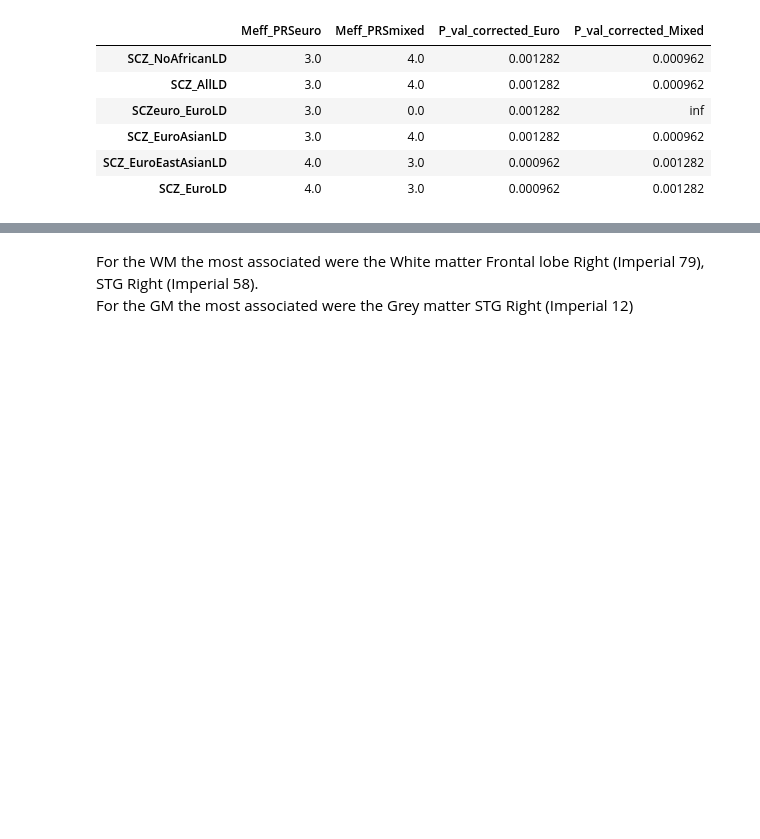
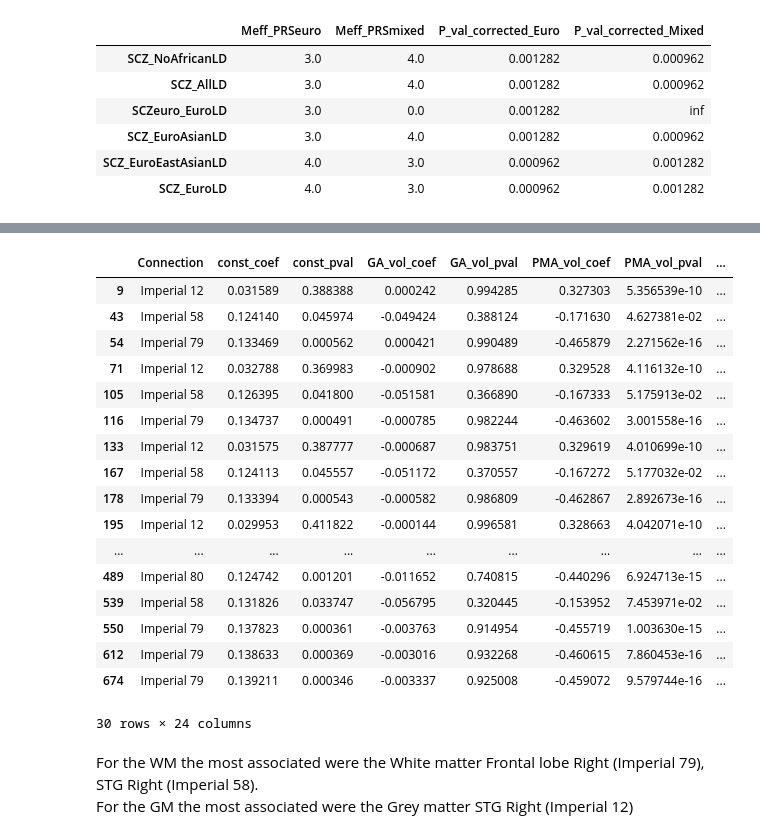
Before and after one commit to lehai-ml/dHCP_genetics, a Jupyter notebook: notebook_results/scz/2_1_SCZ_dHCP_volumetric_dataset.ipynb, the cells around one changed output, grey strips where cells are left out. Cells and saved outputs as stored; diff of their text form; code cells hidden in the pictures; blank space fills up the shorter version.

```diff
--- a/notebook_results/scz/2_1_SCZ_dHCP_volumetric_dataset.ipynb
+++ b/notebook_results/scz/2_1_SCZ_dHCP_volumetric_dataset.ipynb
@@ -210,0 +272,4 @@ mixed_volumetric_term_mass_univariate = data_exploration.MassUnivariate.calculat
+# %%
+p_vals = mixed_volumetric_term_mass_univariate['PRS_pval'].tolist()
+# %%
+_,adjusted_pval = fdrcorrection(p_vals, alpha=0.05, method='indep', is_sorted=False)
@@ -211,3 +300,24 @@ mixed_volumetric_term_mass_univariate = data_exploration.MassUnivariate.calculat
+# %%
+mixed_volumetric_term_mass_univariate[adjusted_pval<0.4]
+# %% [output]
+|  | Connection | const_coef | const_pval | GA_vol_coef | GA_vol_pval | PMA_vol_coef | PMA_vol_pval | ... |
+| 9 | Imperial 12 | 0.031589 | 0.388388 | 0.000242 | 0.994285 | 0.327303 | 5.356539e-10 | ... |
+| 43 | Imperial 58 | 0.124140 | 0.045974 | -0.049424 | 0.388124 | -0.171630 | 4.627381e-02 | ... |
+| 54 | Imperial 79 | 0.133469 | 0.000562 | 0.000421 | 0.990489 | -0.465879 | 2.271562e-16 | ... |
+| 71 | Imperial 12 | 0.032788 | 0.369983 | -0.000902 | 0.978688 | 0.329528 | 4.116132e-10 | ... |
+| 105 | Imperial 58 | 0.126395 | 0.041800 | -0.051581 | 0.366890 | -0.167333 | 5.175913e-02 | ... |
+| 116 | Imperial 79 | 0.134737 | 0.000491 | -0.000785 | 0.982244 | -0.463602 | 3.001558e-16 | ... |
+| 133 | Imperial 12 | 0.031575 | 0.387777 | -0.000687 | 0.983751 | 0.329619 | 4.010699e-10 | ... |
+| 167 | Imperial 58 | 0.124113 | 0.045557 | -0.051172 | 0.370557 | -0.167272 | 5.177032e-02 | ... |
+| 178 | Imperial 79 | 0.133394 | 0.000543 | -0.000582 | 0.986809 | -0.462867 | 2.892673e-16 | ... |
+| 195 | Imperial 12 | 0.029953 | 0.411822 | -0.000144 | 0.996581 | 0.328663 | 4.042071e-10 | ... |
+| ... | ... | ... | ... | ... | ... | ... | ... | ... |
+| 489 | Imperial 80 | 0.124742 | 0.001201 | -0.011652 | 0.740815 | -0.440296 | 6.924713e-15 | ... |
+| 539 | Imperial 58 | 0.131826 | 0.033747 | -0.056795 | 0.320445 | -0.153952 | 7.453971e-02 | ... |
+| 550 | Imperial 79 | 0.137823 | 0.000361 | -0.003763 | 0.914954 | -0.455719 | 1.003630e-15 | ... |
+| 612 | Imperial 79 | 0.138633 | 0.000369 | -0.003016 | 0.932268 | -0.460615 | 7.860453e-16 | ... |
+| 674 | Imperial 79 | 0.139211 | 0.000346 | -0.003337 | 0.925008 | -0.459072 | 9.579744e-16 | ... |
+30 rows × 24 columns
 # %% [markdown]
 For the WM the most associated were the White matter Frontal lobe Right (Imperial 79), STG Right (Imperial 58).\
 For the GM the most associated were the Grey matter STG Right (Imperial 12)
```
Also changed, not shown: parts of 35 cells of this notebook.
